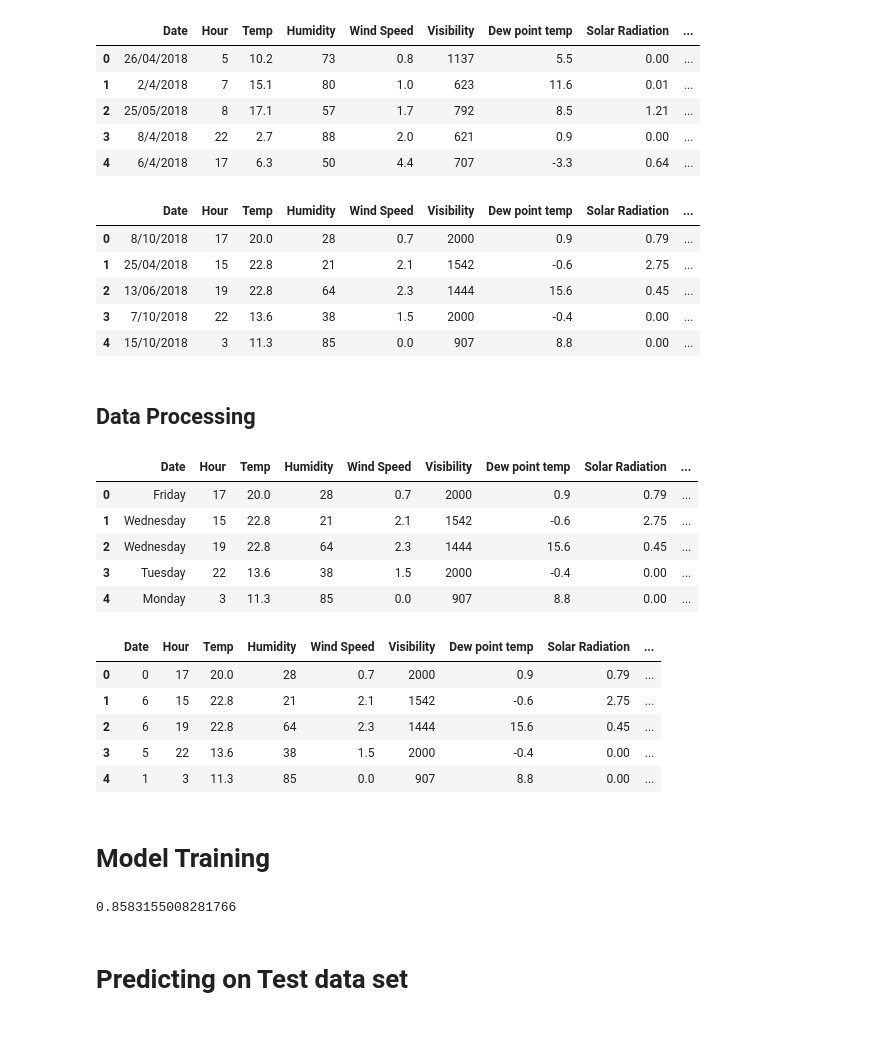
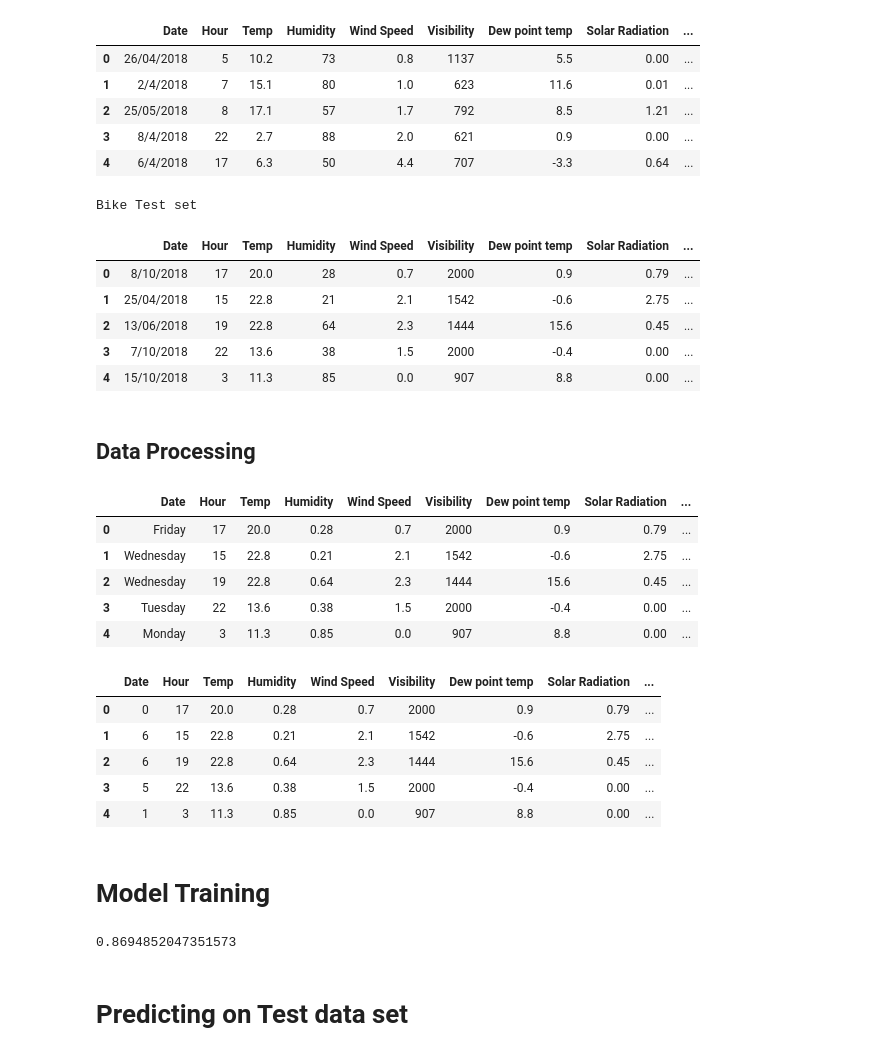
Before and after one commit to brianmoral/ML, a Jupyter notebook: Problem_Sets/Set-4/PS4-Brian-Morales.ipynb, the cells around one changed output. Cells and saved outputs as stored; diff of their text form; code cells hidden in the pictures.

```diff
--- a/Problem_Sets/Set-4/PS4-Brian-Morales.ipynb
+++ b/Problem_Sets/Set-4/PS4-Brian-Morales.ipynb
@@ -50,8 +50,10 @@ holidays = pd.Categorical(bike_Xtest['Holiday'])
 bike_Xtest['Holiday'] = holidays.codes
 func_day = pd.Categorical(bike_Xtest['Functioning Day'])
 bike_Xtest['Functioning Day'] = func_day.codes
+print('Bike Test set')
 bike_Xtest.head()
 # %% [output]
+Bike Test set
 |  | Date | Hour | Temp | Humidity | Wind Speed | Visibility | Dew point temp | Solar Radiation | ... |
 | 0 | 8/10/2018 | 17 | 20.0 | 28 | 0.7 | 2000 | 0.9 | 0.79 | ... |
 | 1 | 25/04/2018 | 15 | 22.8 | 21 | 2.1 | 1542 | -0.6 | 2.75 | ... |
@@ -74,15 +76,17 @@ bike_Xtest.head()
 # %%
 bike_Xtrain['Date'] = pd.to_datetime(bike_Xtrain['Date'], infer_datetime_format=True).dt.day_name()
 bike_Xtest['Date'] = pd.to_datetime(bike_Xtest['Date'], infer_datetime_format=True).dt.day_name()
+bike_Xtrain['Humidity'] = bike_Xtrain['Humidity']/100
+bike_Xtest['Humidity'] = bike_Xtest['Humidity']/100
 
 bike_Xtest.head()
 # %% [output]
 |  | Date | Hour | Temp | Humidity | Wind Speed | Visibility | Dew point temp | Solar Radiation | ... |
-| 0 | Friday | 17 | 20.0 | 28 | 0.7 | 2000 | 0.9 | 0.79 | ... |
-| 1 | Wednesday | 15 | 22.8 | 21 | 2.1 | 1542 | -0.6 | 2.75 | ... |
-| 2 | Wednesday | 19 | 22.8 | 64 | 2.3 | 1444 | 15.6 | 0.45 | ... |
-| 3 | Tuesday | 22 | 13.6 | 38 | 1.5 | 2000 | -0.4 | 0.00 | ... |
-| 4 | Monday | 3 | 11.3 | 85 | 0.0 | 907 | 8.8 | 0.00 | ... |
+| 0 | Friday | 17 | 20.0 | 0.28 | 0.7 | 2000 | 0.9 | 0.79 | ... |
+| 1 | Wednesday | 15 | 22.8 | 0.21 | 2.1 | 1542 | -0.6 | 2.75 | ... |
+| 2 | Wednesday | 19 | 22.8 | 0.64 | 2.3 | 1444 | 15.6 | 0.45 | ... |
+| 3 | Tuesday | 22 | 13.6 | 0.38 | 1.5 | 2000 | -0.4 | 0.00 | ... |
+| 4 | Monday | 3 | 11.3 | 0.85 | 0.0 | 907 | 8.8 | 0.00 | ... |
 # %%
 date = pd.Categorical(bike_Xtrain['Date'])
 bike_Xtrain['Date'] = date.codes
@@ -93,11 +97,11 @@ bike_Xtest['Date'] = date.codes
 bike_Xtest.head()
 # %% [output]
 |  | Date | Hour | Temp | Humidity | Wind Speed | Visibility | Dew point temp | Solar Radiation | ... |
-| 0 | 0 | 17 | 20.0 | 28 | 0.7 | 2000 | 0.9 | 0.79 | ... |
-| 1 | 6 | 15 | 22.8 | 21 | 2.1 | 1542 | -0.6 | 2.75 | ... |
-| 2 | 6 | 19 | 22.8 | 64 | 2.3 | 1444 | 15.6 | 0.45 | ... |
-| 3 | 5 | 22 | 13.6 | 38 | 1.5 | 2000 | -0.4 | 0.00 | ... |
-| 4 | 1 | 3 | 11.3 | 85 | 0.0 | 907 | 8.8 | 0.00 | ... |
+| 0 | 0 | 17 | 20.0 | 0.28 | 0.7 | 2000 | 0.9 | 0.79 | ... |
+| 1 | 6 | 15 | 22.8 | 0.21 | 2.1 | 1542 | -0.6 | 2.75 | ... |
+| 2 | 6 | 19 | 22.8 | 0.64 | 2.3 | 1444 | 15.6 | 0.45 | ... |
+| 3 | 5 | 22 | 13.6 | 0.38 | 1.5 | 2000 | -0.4 | 0.00 | ... |
+| 4 | 1 | 3 | 11.3 | 0.85 | 0.0 | 907 | 8.8 | 0.00 | ... |
 # %% [markdown]
 # Model Training
 # %%
@@ -124,7 +128,7 @@ y_pred[y_pred < 0] = 0
 
 print(r2_score(y_valid, y_pred))
 # %% [output]
-0.8583155008281766
+0.8694852047351573
 # %% [markdown]
 # Predicting on Test data set
 # %%
```
Also changed, not shown: 1 other file.
